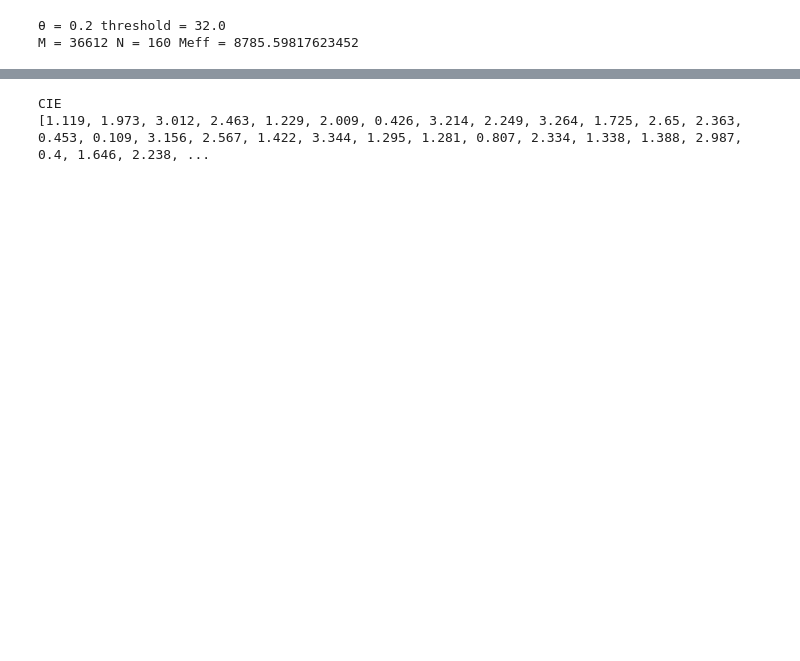
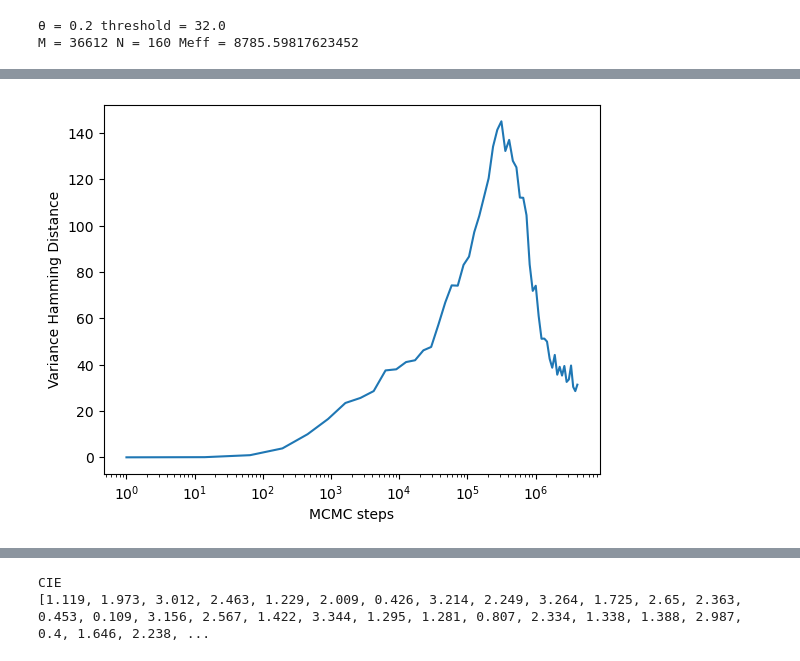
Before and after one commit to leonardodibari/Gen.jl, a Jupyter notebook: notebooks/DHFR_data_fig2.ipynb, the cells around one changed output, grey strips where cells are left out. Drawn from its saved outputs; the diff is of its cells as text; code cells hidden in the pictures; blank space fills up the shorter version.

```diff
--- a/notebooks/DHFR_data_fig2.ipynb
+++ b/notebooks/DHFR_data_fig2.ipynb
@@ -308,0 +281,11 @@ M = 6740 N = 254 Meff = 1.0000000000000608
+# %%
+ham = hcat([count_muts_msa(x, step_matrices[1][1,:]) for x in step_matrices]...)
+steps = [1+100*(i-1) for i in 1:size(ham,2)]
+
+plt.plot(X, var(ham,dims = 1)[:])
+plt.xscale("log")
+plt.xlabel("MCMC steps")
+plt.ylabel("Variance Hamming Distance")
+savefig("../var_hamming_hdfr.png")
+# %% [output]
+[figure, added]
```
Also changed, not shown: parts of 26 cells of this notebook, 25 other files.
